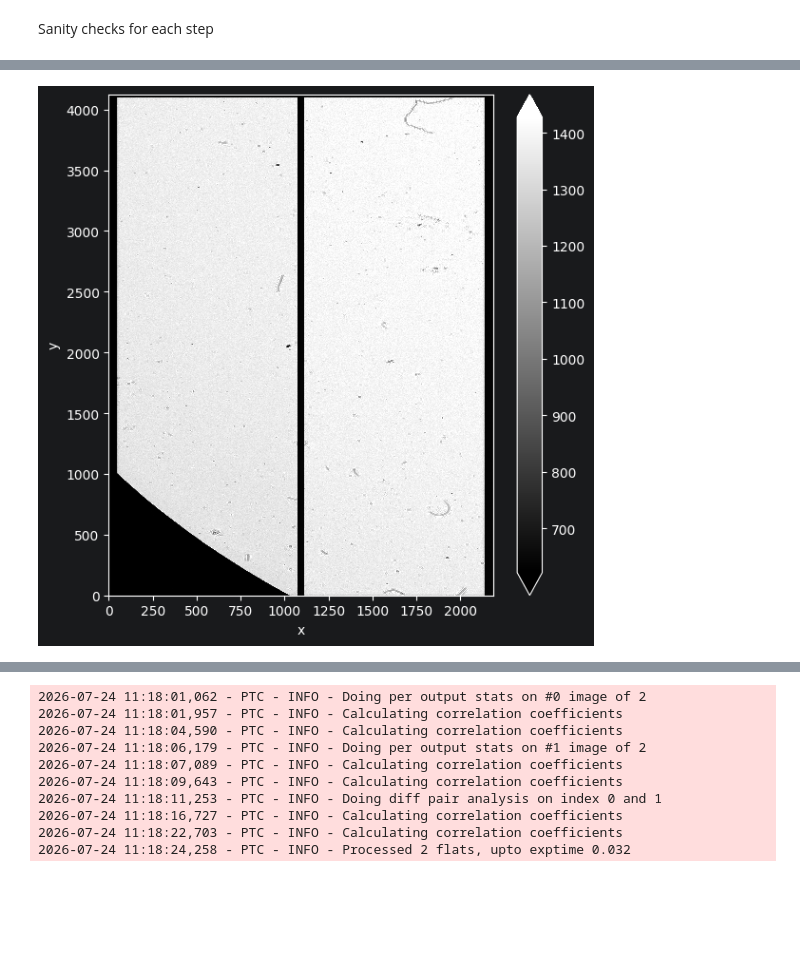
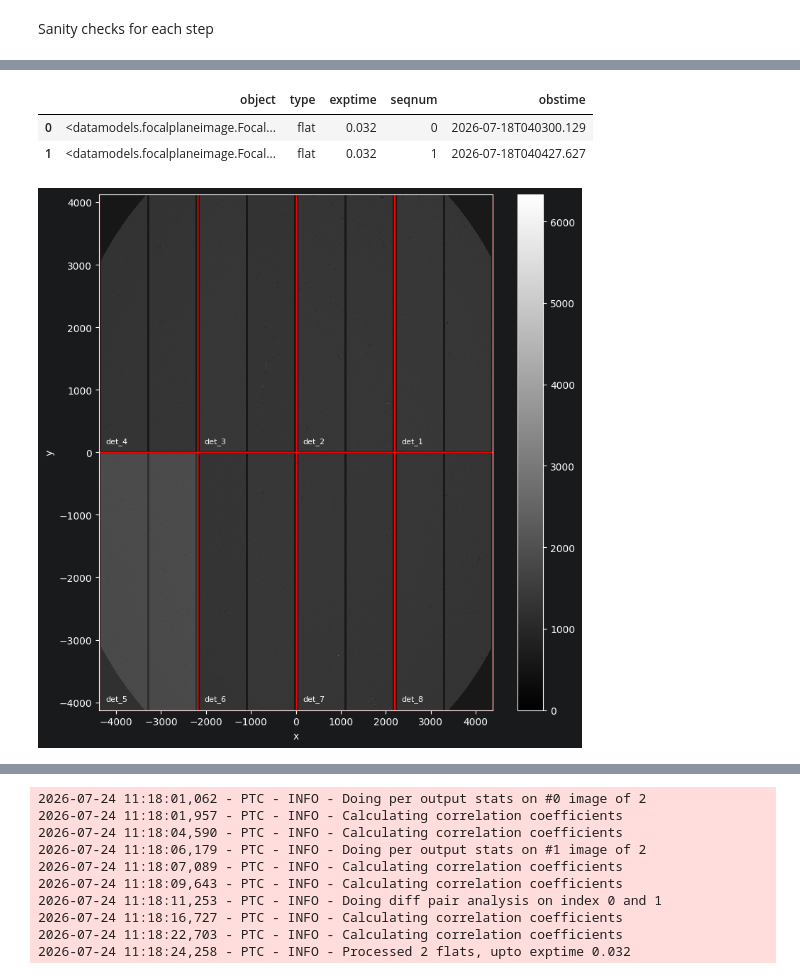
Before and after one commit to CaltechOpticalObservatories/eregion, a Jupyter notebook: playground/deimos_sci_testing.ipynb, the cells around one changed output, grey strips where cells are left out. Drawn from its saved outputs; the diff is of its cells as text; code cells hidden in the pictures; blank space fills up the shorter version.

```diff
--- a/playground/deimos_sci_testing.ipynb
+++ b/playground/deimos_sci_testing.ipynb
@@ -57,0 +60,12 @@ mb_res.master_bias
+# %%
+def plot_focal_plane(bundle, grouping_columns=['type', 'exptime', 'seqnum'], how_many=1, zscale=False, **imshow_kwargs):
+    fp_task = AssembleFocalPlane(num_detectors=8)
+    fp_res = fp_task.run(from_images=bundle, grouping_columns=grouping_columns)
+    for i in range(how_many):
+        img = fp_res.data[i]
+        if zscale:
+            vmin, vmax = np.percentile(img.data.values, [5, 95])
+        else:
+            vmin, vmax = None, None
+        img.show(cmap='gray', show_det_id=True, vmin=vmin, vmax=vmax, **imshow_kwargs)
+    return fp_res.data
@@ -73,7 +93,7 @@ quick_plot(mb_res.master_bias[0])
 ## Loadig first pair at exptime 0
 creator = ImageCreator(detector_config='../eregion/configs/detectors/deimos_sci.yaml', max_batch_size=2)
 
-flpair = creator.run(input_source='/Users/yashvi/Desktop/Detector Characterization Tools/DTU_dettest/DTU_fullfp_bringup/PTC/SCI/20260718*/*SCI_1_flat_0.032*.fits',
+flpair = creator.run(input_source='/Users/yashvi/Desktop/Detector Characterization Tools/DTU_dettest/DTU_fullfp_bringup/PTC/SCI/20260718*/*SCI_*_flat_0.032*.fits',
                   identifier_func=guess_image_type_from_filename_DEIMOS,
                   fileloader_func=load_image_fits_DEIMOS,
                   data_on_demand=True)
@@ -89,3 +123,4 @@ flpair.data
 # %%
-quick_plot(flpair.data[0])
+# quick_plot(flpair.data[0])
+plot_focal_plane(flpair.data)
 # %% [output]
@@ -93,4 +127,7 @@ quick_plot(flpair.data[0])
+|  | object | type | exptime | seqnum | obstime |
+| 0 | <datamodels.focalplaneimage.Focal... | flat | 0.032 | 0 | 2026-07-18T040300.129 |
+| 1 | <datamodels.focalplaneimage.Focal... | flat | 0.032 | 1 | 2026-07-18T040427.627 |
-[figure, old version]
+[figure, new version]
 # %%
 # Do bias sub
 bias_sub = BiasSubtraction(quick=True)
```
Also changed, not shown: parts of 16 cells of this notebook, 1 other file.
